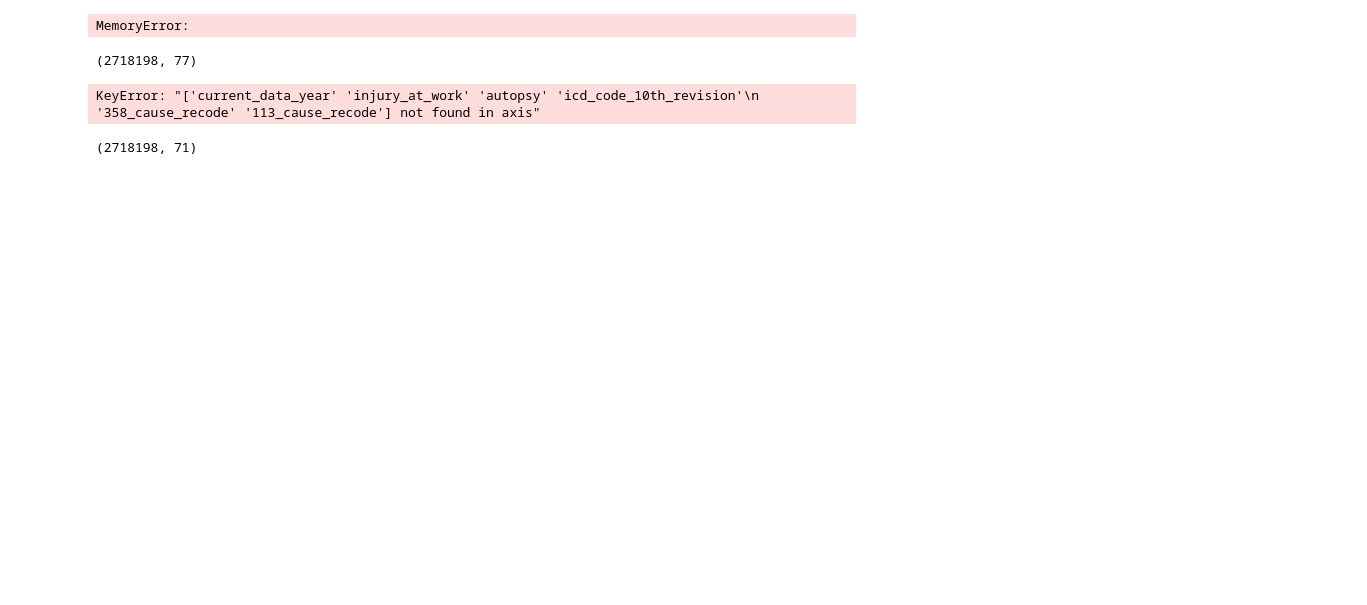
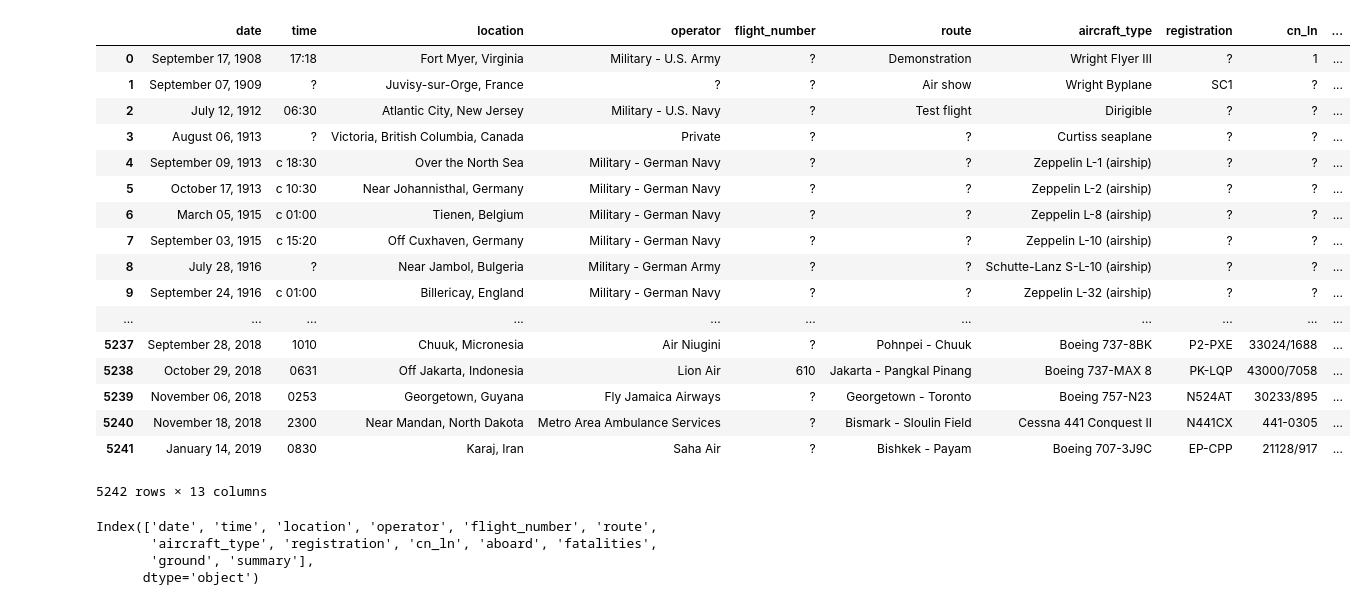
Before and after one commit to Mgraciaverdura/data-analysis-pipeline, a Jupyter notebook: Untitled.ipynb, the cells around one changed output. Saved outputs shown, nothing was run; the diff lists cells and outputs as text; code cells hidden in the pictures; blank space fills up the shorter version.

```diff
--- a/Untitled.ipynb
+++ b/Untitled.ipynb
@@ -1,46 +1,32 @@
 # %%
 import pandas as pd
-import numpy as np
+
+data_clean = pd.read_csv("plane_crash_data.csv")
-# %%
-data = pd.read_csv('./2015_data.csv')
-# %% [output]
-MemoryError:
-# %%
-death = data.copy()
-death.shape
-# %% [output]
-(2718198, 77)
-# %%
-col_malas=death.drop(columns = ['resident_status', 'education_1989_revision', 'education_2003_revision',
-       'education_reporting_flag', 'month_of_death', 'sex', 'detail_age_type',
-       'detail_age', 'age_substitution_flag', 'age_recode_52', 'age_recode_27',
-       'age_recode_12', 'infant_age_recode_22',
-       'place_of_death_and_decedents_status', 'marital_status',
-       'day_of_week_of_death', 'current_data_year', 'injury_at_work',
-       'manner_of_death', 'method_of_disposition', 'autopsy', 'activity_code',
-       'place_of_injury_for_causes_w00_y34_except_y06_and_y07_',
-       'icd_code_10th_revision', '358_cause_recode', '113_cause_recode',
-       '130_infant_cause_recode','number_of_entity_axis_conditions', 'entity_condition_1',
-       'entity_condition_2', 'entity_condition_3', 'entity_condition_4',
-       'entity_condition_5', 'entity_condition_6', 'entity_condition_7',
-       'entity_condition_8', 'entity_condition_9', 'entity_condition_10',
-       'entity_condition_11', 'entity_condition_12', 'entity_condition_13',
-       'entity_condition_14', 'entity_condition_15', 'entity_condition_16',
-       'entity_condition_17', 'entity_condition_18', 'entity_condition_19',
-       'entity_condition_20', 'number_of_record_axis_conditions',
-       'record_condition_1', 'record_condition_2', 'record_condition_3',
-       'record_condition_4', 'record_condition_5', 'record_condition_6',
-       'record_condition_7', 'record_condition_8', 'record_condition_9',
-       'record_condition_10', 'record_condition_11', 'record_condition_12',
-       'record_condition_13', 'record_condition_14', 'record_condition_15',
-       'record_condition_16', 'record_condition_17', 'record_condition_18',
-       'record_condition_19', 'record_condition_20', 'race',
-       'bridged_race_flag', 'race_imputation_flag', 'race_recode_3',
-       'race_recode_5', 'hispanic_origin', 'hispanic_originrace_recode'], axis=1)
-death = col_malas
-# %% [output]
-KeyError: "['current_data_year' 'injury_at_work' 'autopsy' 'icd_code_10th_revision'\n '358_cause_recode' '113_cause_recode'] not found in axis"
-# %%
-death.shape
-# %% [output]
-(2718198, 71)
+# %%
+data_clean
+# %% [output]
+|  | date | time | location | operator | flight_number | route | aircraft_type | registration | cn_ln | ... |
+| 0 | September 17, 1908 | 17:18 | Fort Myer, Virginia | Military - U.S. Army | ? | Demonstration | Wright Flyer III | ? | 1 | ... |
+| 1 | September 07, 1909 | ? | Juvisy-sur-Orge, France | ? | ? | Air show | Wright Byplane | SC1 | ? | ... |
+| 2 | July 12, 1912 | 06:30 | Atlantic City, New Jersey | Military - U.S. Navy | ? | Test flight | Dirigible | ? | ? | ... |
+| 3 | August 06, 1913 | ? | Victoria, British Columbia, Canada | Private | ? | ? | Curtiss seaplane | ? | ? | ... |
+| 4 | September 09, 1913 | c 18:30 | Over the North Sea | Military - German Navy | ? | ? | Zeppelin L-1 (airship) | ? | ? | ... |
+| 5 | October 17, 1913 | c 10:30 | Near Johannisthal, Germany | Military - German Navy | ? | ? | Zeppelin L-2 (airship) | ? | ? | ... |
+| 6 | March 05, 1915 | c 01:00 | Tienen, Belgium | Military - German Navy | ? | ? | Zeppelin L-8 (airship) | ? | ? | ... |
+| 7 | September 03, 1915 | c 15:20 | Off Cuxhaven, Germany | Military - German Navy | ? | ? | Zeppelin L-10 (airship) | ? | ? | ... |
+| 8 | July 28, 1916 | ? | Near Jambol, Bulgeria | Military - German Army | ? | ? | Schutte-Lanz S-L-10 (airship) | ? | ? | ... |
+| 9 | September 24, 1916 | c 01:00 | Billericay, England | Military - German Navy | ? | ? | Zeppelin L-32 (airship) | ? | ? | ... |
+| ... | ... | ... | ... | ... | ... | ... | ... | ... | ... | ... |
+| 5237 | September 28, 2018 | 1010 | Chuuk, Micronesia | Air Niugini | ? | Pohnpei - Chuuk | Boeing 737-8BK | P2-PXE | 33024/1688 | ... |
+| 5238 | October 29, 2018 | 0631 | Off Jakarta, Indonesia | Lion Air | 610 | Jakarta - Pangkal Pinang | Boeing 737-MAX 8 | PK-LQP | 43000/7058 | ... |
+| 5239 | November 06, 2018 | 0253 | Georgetown, Guyana | Fly Jamaica Airways | ? | Georgetown - Toronto | Boeing 757-N23 | N524AT | 30233/895 | ... |
+| 5240 | November 18, 2018 | 2300 | Near Mandan, North Dakota | Metro Area Ambulance Services | ? | Bismark - Sloulin Field | Cessna 441 Conquest II | N441CX | 441-0305 | ... |
+| 5241 | January 14, 2019 | 0830 | Karaj, Iran | Saha Air | ? | Bishkek - Payam | Boeing 707-3J9C | EP-CPP | 21128/917 | ... |
+5242 rows × 13 columns
+# %%
+data_clean.columns
+# %% [output]
+Index(['date', 'time', 'location', 'operator', 'flight_number', 'route',
+       'aircraft_type', 'registration', 'cn_ln', 'aboard', 'fatalities',
+       'ground', 'summary'],
+      dtype='object')
```
Also changed, not shown: parts of 2 cells of this notebook, 6 other files.
